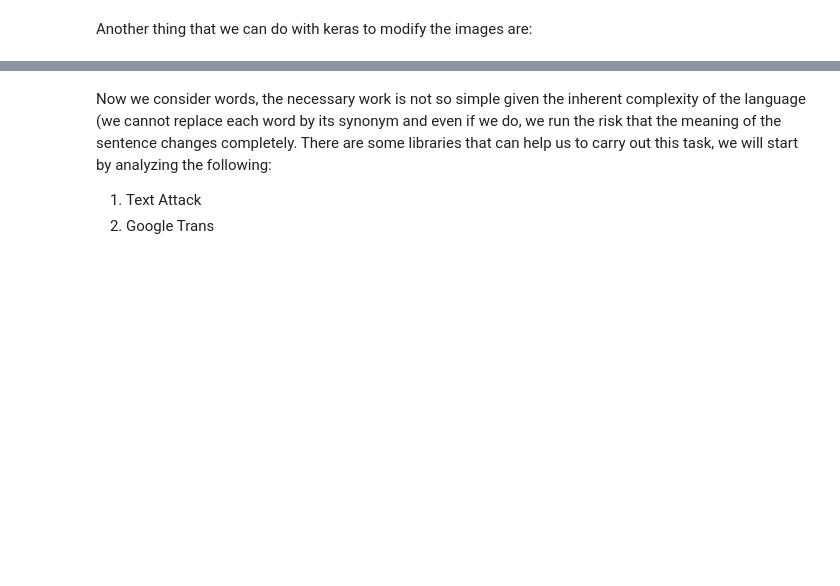
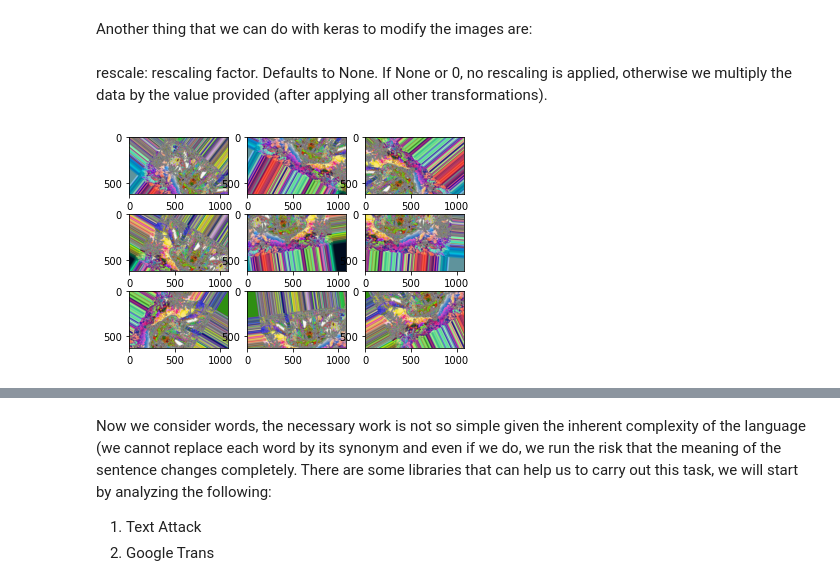
Before and after one commit to OzielSJ01/ProbStad3MecC, a Jupyter notebook: Data_Augmentation_COSJ_Mec_3C.ipynb, the cells around one changed output, grey strips where cells are left out. Cells and saved outputs as stored; diff of their text form; code cells hidden in the pictures; blank space fills up the shorter version.

```diff
--- a/Data_Augmentation_COSJ_Mec_3C.ipynb
+++ b/Data_Augmentation_COSJ_Mec_3C.ipynb
@@ -205,0 +196,19 @@ dtype: Dtype to use for the generated arrays.
+# %% [markdown]
+rescale: rescaling factor. Defaults to None. If None or 0, no rescaling is applied, otherwise we multiply the data by the value provided (after applying all other transformations).
+# %%
+datagen = ImageDataGenerator(rescale=5,
+            zoom_range                   =0.1,
+            rotation_range               = 60,
+            width_shift_range            = [150,150],
+            height_shift_range           = [200,200],
+            horizontal_flip              = True,
+            vertical_flip                = True)
+it = datagen.flow(samples, batch_size=1)
+for i in range(9):
+	plt.subplot(330 + 1 + i)
+	batch = it.next()
+	image = batch[0].astype('uint8')
+	plt.imshow(image)
+plt.show()
+# %% [output]
+[figure, added]
```
Also changed, not shown: parts of 21 cells of this notebook.
